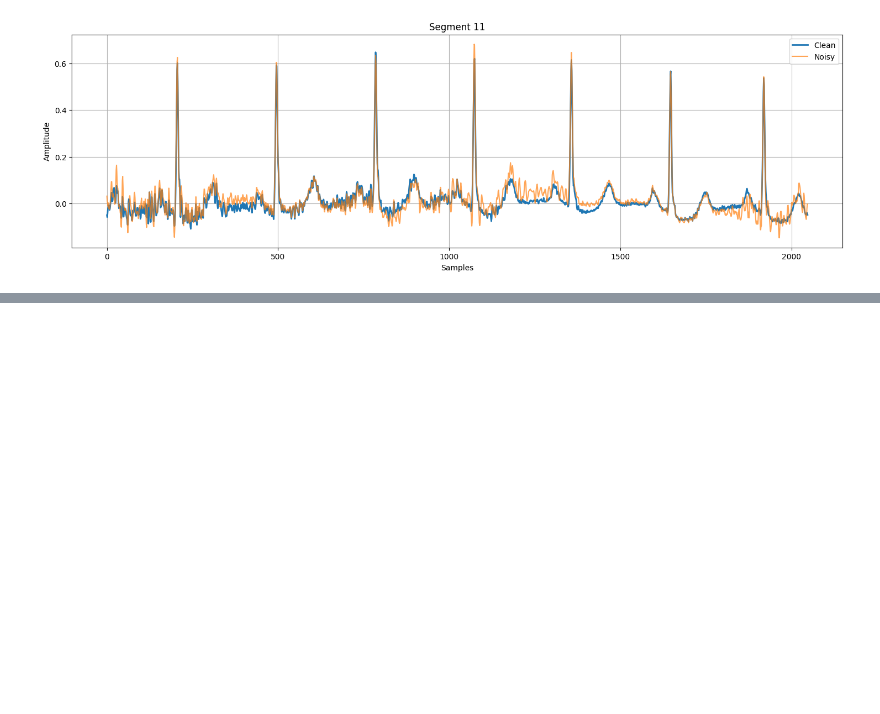
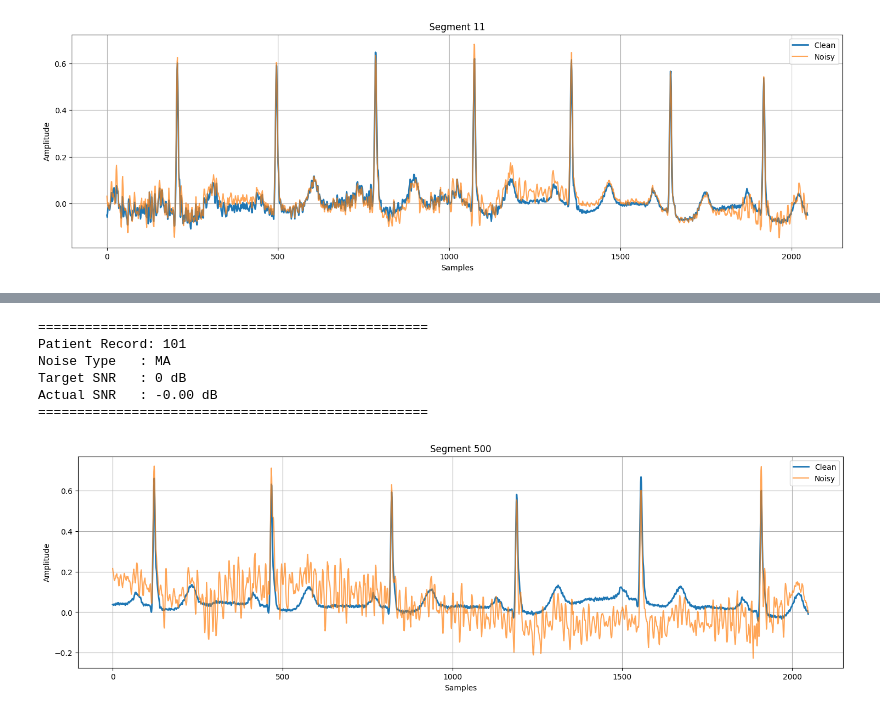
Before and after one commit to halashaheen/CAE-For-ECG-denoising, a Jupyter notebook: ECG_Denoiser_and_Classifier_via_CAE.ipynb, the cells around one changed output, grey strips where cells are left out. Saved outputs shown, nothing was run; the diff lists cells and outputs as text; code cells hidden in the pictures; blank space fills up the shorter version.

```diff
--- a/ECG_Denoiser_and_Classifier_via_CAE.ipynb
+++ b/ECG_Denoiser_and_Classifier_via_CAE.ipynb
@@ -998,0 +999,15 @@ Actual SNR   : 10.00 dB
+# %%
+compare_segment(
+    y_train,
+    x_train,
+    train_metadata,
+    segment_index=500
+)
+# %% [output]
+==================================================
+Patient Record: 101
+Noise Type   : MA
+Target SNR   : 0 dB
+Actual SNR   : -0.00 dB
+==================================================
+[figure, added]
```
Also changed, not shown: parts of 46 cells of this notebook.
